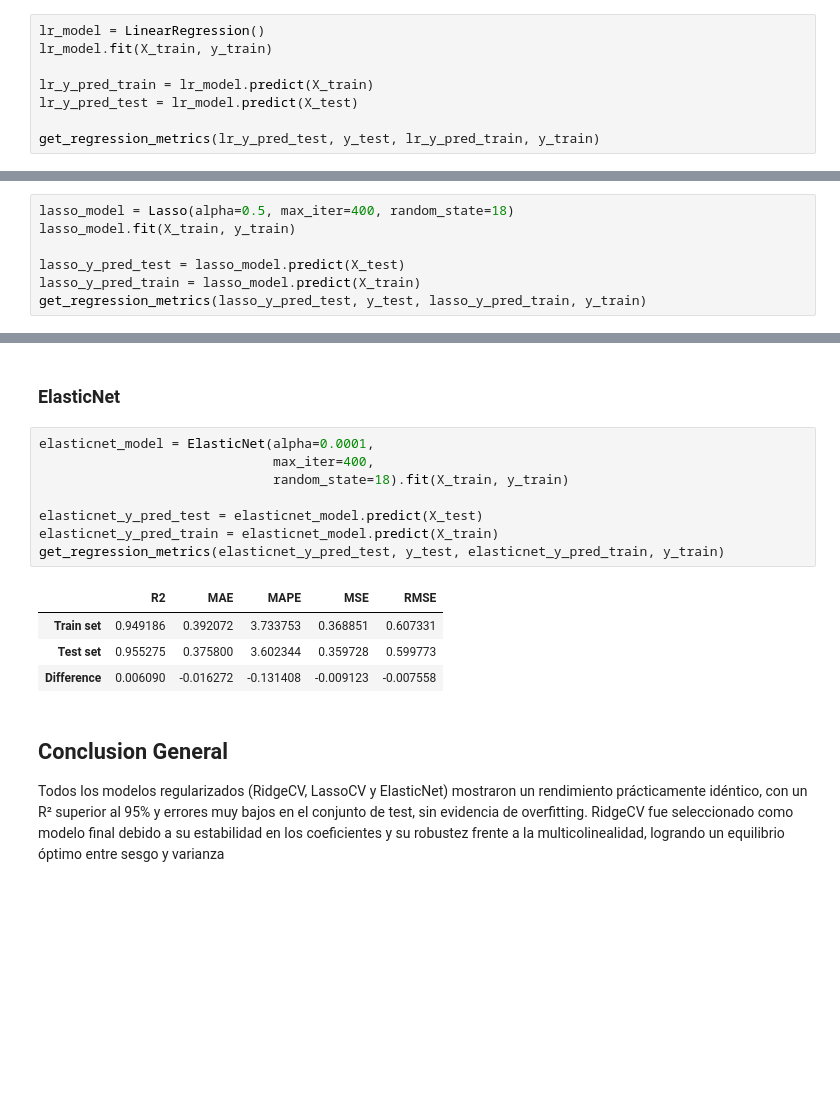
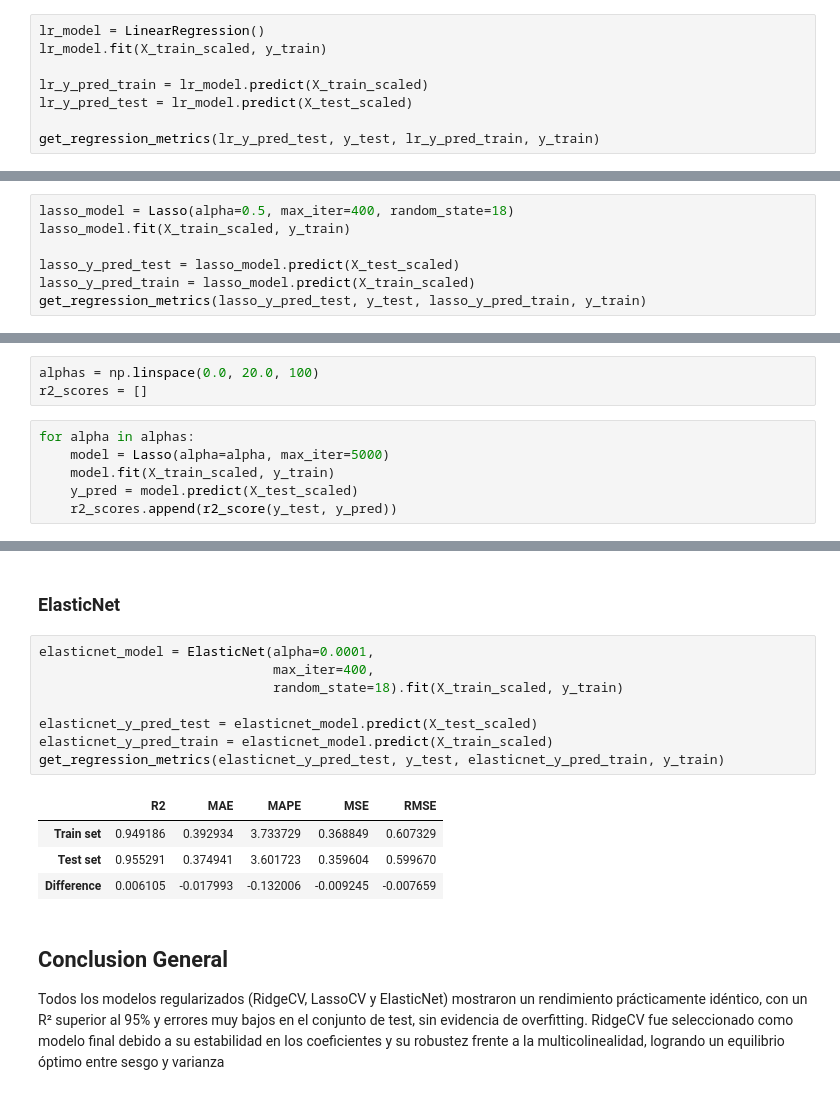
Before and after one commit to 4GeeksAcademy/Gupir11-machine-learning, a Jupyter notebook: src/03-linear-regression-reg-demographic-health-data.ipynb, the cells around one changed output, grey strips where cells are left out. Drawn from its saved outputs; the diff is of its cells as text; blank space fills up the shorter version.

```diff
--- a/src/03-linear-regression-reg-demographic-health-data.ipynb
+++ b/src/03-linear-regression-reg-demographic-health-data.ipynb
@@ -208,10 +209,10 @@ No fue necesario aplicar técnicas de encoding porque todas las variables selecc
 ## Modelo regresion lineal
 # %%
 lr_model = LinearRegression()
-lr_model.fit(X_train, y_train)
+lr_model.fit(X_train_scaled, y_train)
 
-lr_y_pred_train = lr_model.predict(X_train)
-lr_y_pred_test = lr_model.predict(X_test)
+lr_y_pred_train = lr_model.predict(X_train_scaled)
+lr_y_pred_test = lr_model.predict(X_test_scaled)
 
 get_regression_metrics(lr_y_pred_test, y_test, lr_y_pred_train, y_train)
 # %% [output]
@@ -226,10 +227,10 @@ La diferencia entre ambos es mínima, lo que indica una excelente capacidad de g
 ### Regularización Lasso
 # %%
 lasso_model = Lasso(alpha=0.5, max_iter=400, random_state=18)
-lasso_model.fit(X_train, y_train)
+lasso_model.fit(X_train_scaled, y_train)
 
-lasso_y_pred_test = lasso_model.predict(X_test)
-lasso_y_pred_train = lasso_model.predict(X_train)
+lasso_y_pred_test = lasso_model.predict(X_test_scaled)
+lasso_y_pred_train = lasso_model.predict(X_train_scaled)
 get_regression_metrics(lasso_y_pred_test, y_test, lasso_y_pred_train, y_train)
 # %% [output]
 |  | R2 | MAE | MAPE | MSE | RMSE |
@@ -238,0 +242,9 @@ get_regression_metrics(lasso_y_pred_test, y_test, lasso_y_pred_train, y_train)
+# %%
+alphas = np.linspace(0.0, 20.0, 100)
+r2_scores = []
+# %%
+for alpha in alphas:
+    model = Lasso(alpha=alpha, max_iter=5000)
+    model.fit(X_train_scaled, y_train)
+    y_pred = model.predict(X_test_scaled)
+    r2_scores.append(r2_score(y_test, y_pred))
@@ -286,16 +314,16 @@ get_regression_metrics(ridge_cv_y_pred_test, y_test, ridge_cv_y_pred_train, y_tr
 # %%
 elasticnet_model = ElasticNet(alpha=0.0001,
                               max_iter=400,
-                              random_state=18).fit(X_train, y_train)
+                              random_state=18).fit(X_train_scaled, y_train)
 
-elasticnet_y_pred_test = elasticnet_model.predict(X_test)
-elasticnet_y_pred_train = elasticnet_model.predict(X_train)
+elasticnet_y_pred_test = elasticnet_model.predict(X_test_scaled)
+elasticnet_y_pred_train = elasticnet_model.predict(X_train_scaled)
 get_regression_metrics(elasticnet_y_pred_test, y_test, elasticnet_y_pred_train, y_train)
 # %% [output]
 |  | R2 | MAE | MAPE | MSE | RMSE |
-| Train set | 0.949186 | 0.392072 | 3.733753 | 0.368851 | 0.607331 |
-| Test set | 0.955275 | 0.375800 | 3.602344 | 0.359728 | 0.599773 |
-| Difference | 0.006090 | -0.016272 | -0.131408 | -0.009123 | -0.007558 |
+| Train set | 0.949186 | 0.392934 | 3.733729 | 0.368849 | 0.607329 |
+| Test set | 0.955291 | 0.374941 | 3.601723 | 0.359604 | 0.599670 |
+| Difference | 0.006105 | -0.017993 | -0.132006 | -0.009245 | -0.007659 |
 # %% [markdown]
 ## Conclusion General
 Todos los modelos regularizados (RidgeCV, LassoCV y ElasticNet) mostraron un rendimiento prácticamente idéntico, con un R² superior al 95% y errores muy bajos en el conjunto de test, sin evidencia de overfitting. RidgeCV fue seleccionado como modelo final debido a su estabilidad en los coeficientes y su robustez frente a la multicolinealidad, logrando un equilibrio óptimo entre sesgo y varianza
```
Also changed, not shown: parts of 9 cells of this notebook.
